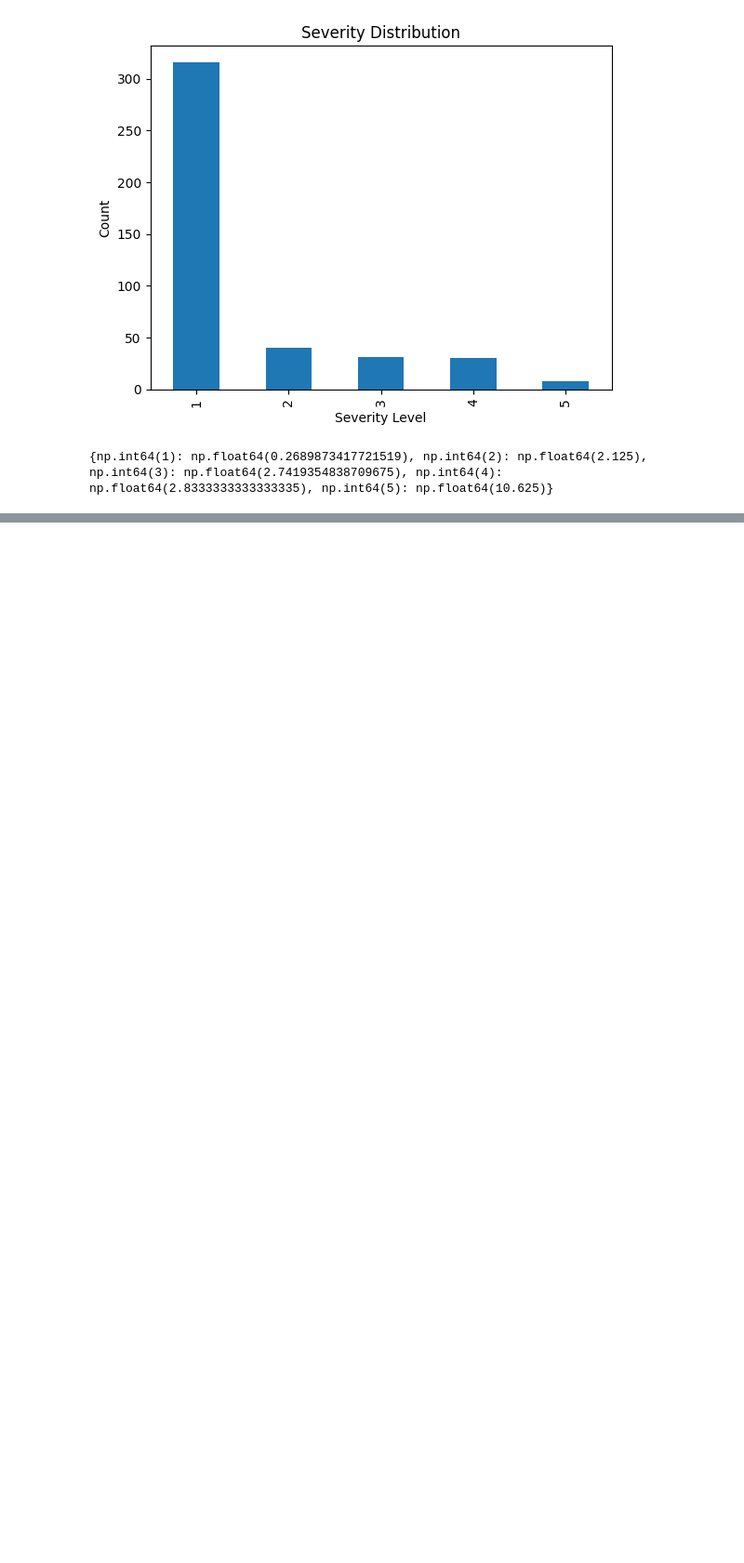
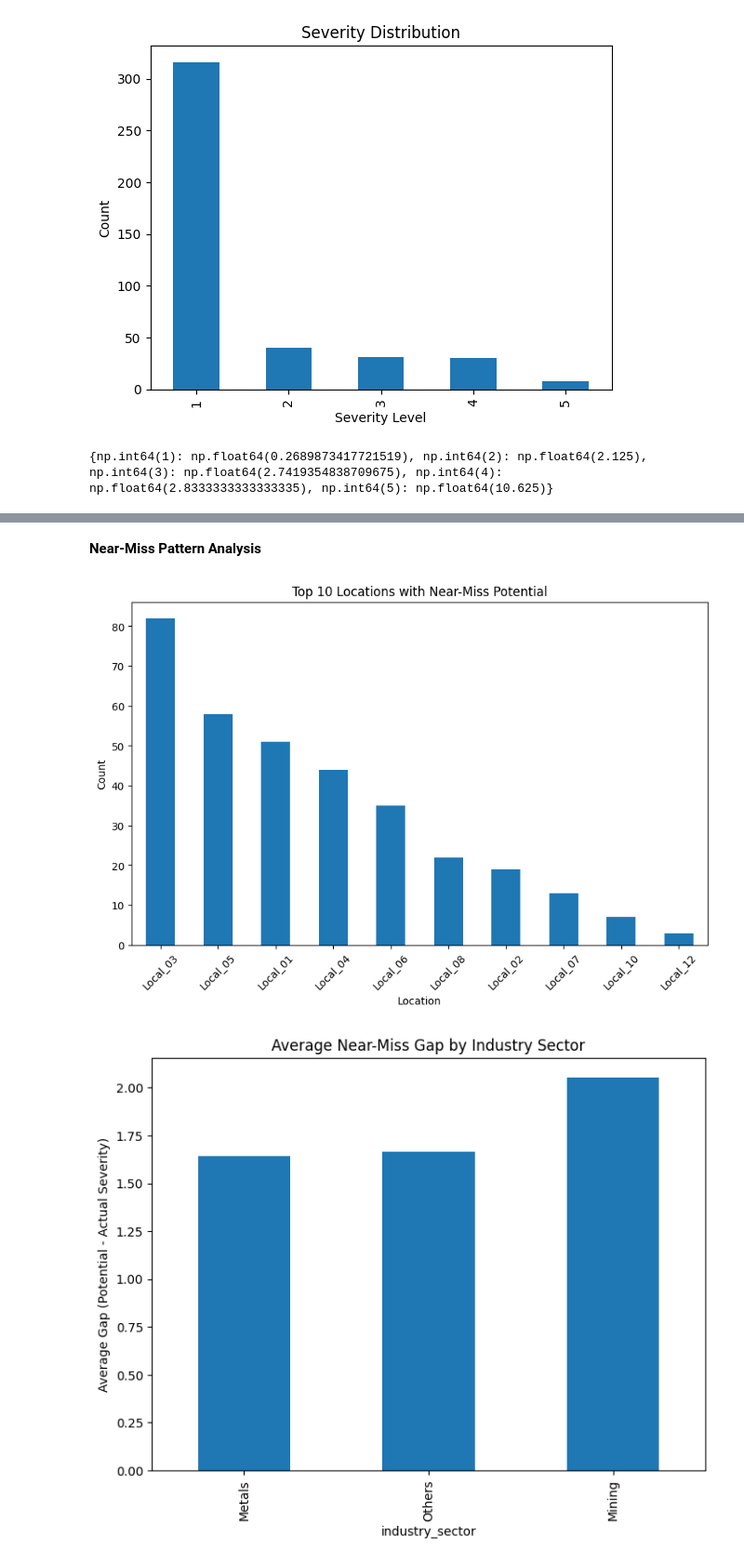
Before and after one commit to susara20010420/Workplace-Safety-Insights-from-the-Industrial-Safety-Health-Analytics-Dataset, a Jupyter notebook: WHSAT_eda_preprocessing.ipynb, the cells around one changed output, grey strips where cells are left out. Shown at 93% size. Cells and saved outputs as stored; diff of their text form; code cells hidden in the pictures; blank space fills up the shorter version.

```diff
--- a/WHSAT_eda_preprocessing.ipynb
+++ b/WHSAT_eda_preprocessing.ipynb
@@ -156,0 +208,29 @@ plt.show()
+# %% [markdown]
+**Near-Miss Pattern Analysis**
+# %%
+# Where are near-misses happening?
+near_misses = data_set[data_set['near_miss_gap'] > 0]
+
+# Near-miss by location
+plt.figure(figsize=(10, 6))
+near_misses['local'].value_counts().head(10).plot(kind='bar')
+plt.title('Top 10 Locations with Near-Miss Potential')
+plt.xlabel('Location')
+plt.ylabel('Count')
+plt.xticks(rotation=45)
+plt.show()
+
+# Near-miss by industry sector
+plt.figure(figsize=(8, 6))
+near_misses.groupby('industry_sector')['near_miss_gap'].mean().sort_values().plot(kind='bar')
+plt.title('Average Near-Miss Gap by Industry Sector')
+plt.ylabel('Average Gap (Potential - Actual Severity)')
+plt.show()
+
+# Critical risks with highest near-miss potential
+risk_nearmiss = data_set.groupby('critical_risk')['near_miss_gap'].mean().sort_values(ascending=False).head(10)
+print("Critical risks with highest near-miss potential:")
+print(risk_nearmiss)
+# %% [output]
+[figure, added]
+[figure, added]
```
Also changed, not shown: parts of 17 cells of this notebook.
